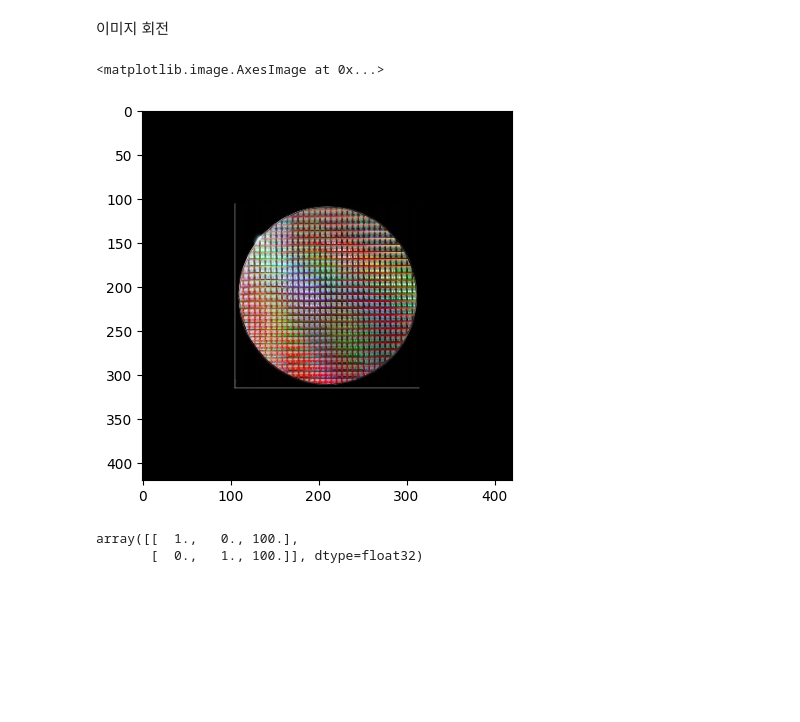
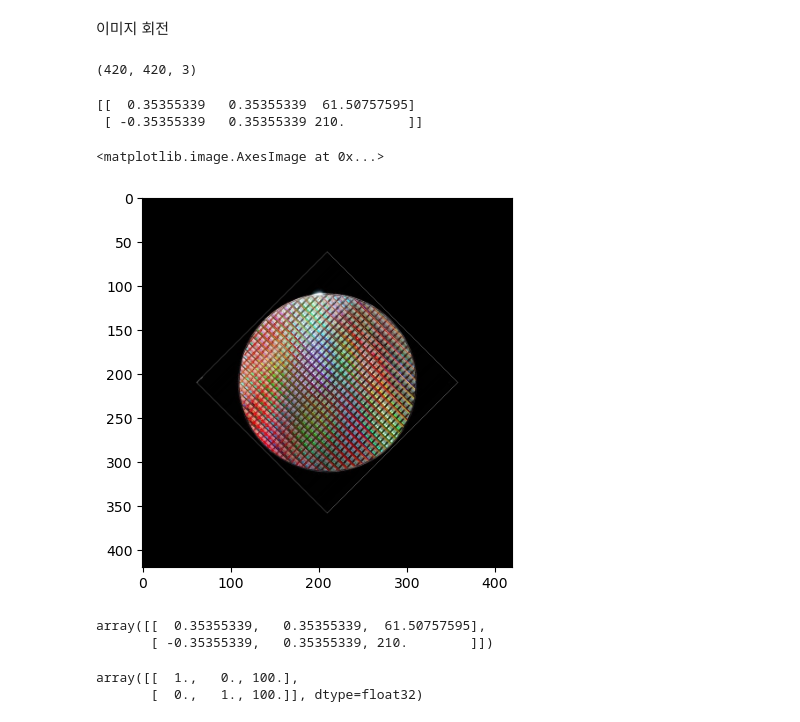
Before and after one commit to jongun12/AI-course, a Jupyter notebook: 강의_7기_AI응용_2차시_opencv_기하학적 변환/강의_7기_AI응용_2차시_01_opencv_기하학적 변화_20260125.ipynb, the cells around one changed output. Cells and saved outputs as stored; diff of their text form; code cells hidden in the pictures; blank space fills up the shorter version.

```diff
--- a/강의_7기_AI응용_2차시_opencv_기하학적 변환/강의_7기_AI응용_2차시_01_opencv_기하학적 변화_20260125.ipynb
+++ b/강의_7기_AI응용_2차시_opencv_기하학적 변환/강의_7기_AI응용_2차시_01_opencv_기하학적 변화_20260125.ipynb
@@ -150,7 +150,7 @@ import cv2
 
 
 # image_path = '/content/wafer.jpg'
-image_path = '/content/drive/MyDrive/두산로보틱스_딥러닝_컴퓨터비전/7기_컴퓨터비전 응용/교육생제공용/data/wafer.jpg'
+image_path = '/home/kim/Desktop/AI_cours/강의_7기_AI응용_2차시_opencv_기하학적 변환/wafer.jpg'
 # %%
 image_path
 # %% [output]
@@ -230,31 +199,44 @@ plt.imshow(dst)
 # %% [markdown]
 이미지 회전
+# %%
+src.shape
+# %% [output]
+(420, 420, 3)
 # %%
 # 중심점 기준, 회전해야 함 >> 중심 픽셀 구해줘야 함
 import cv2
 
 src = cv2.imread(image_path)
-height, width, _ = src.shape
+height, width, _ = src.shape # (y,x)
 # chnnel = 3(컬러) 안 사용(_)
 
-center = (width/2, height/2)
+center = (width/2, height/2) # (x,y)
 # center
 
 # 회전 각도와 스케일 명시
-angle = 90
+angle = 45
 scale = 0.5
 
 # 기하학적 변환 : 이미지 * 행렬 결과물
 # getRotationMatrix2DM >> 원본에 곱합 행렬을 만들기
 # warpAffine(원본 이미지, 곱할 행렬, (너비, 높이))
 
-matrix = cv2.getRotationMatrix2D(center, angle, scale)
+matrix = cv2.getRotationMatrix2D(center, angle, scale) # 변환 행렬 반환 (2,3) 원래는
+# matrix[:,2] = [0,0]
+print(matrix)
 dst = cv2.warpAffine(src, matrix, (width,height))
 
 plt.imshow(dst)
 # %% [output]
-<matplotlib.image.AxesImage at 0x...>
+[[  0.35355339   0.35355339  61.50757595]
+ [ -0.35355339   0.35355339 210.        ]]
+<matplotlib.image.AxesImage at 0x...>
-[figure, old version]
+[figure, new version]
+# %%
+matrix
+# %% [output]
+array([[  0.35355339,   0.35355339,  61.50757595],
+       [ -0.35355339,   0.35355339, 210.        ]])
 # %%
 src = cv2.imread(image_path)
 
```
Also changed, not shown: parts of 15 cells of this notebook, 1 other file.
